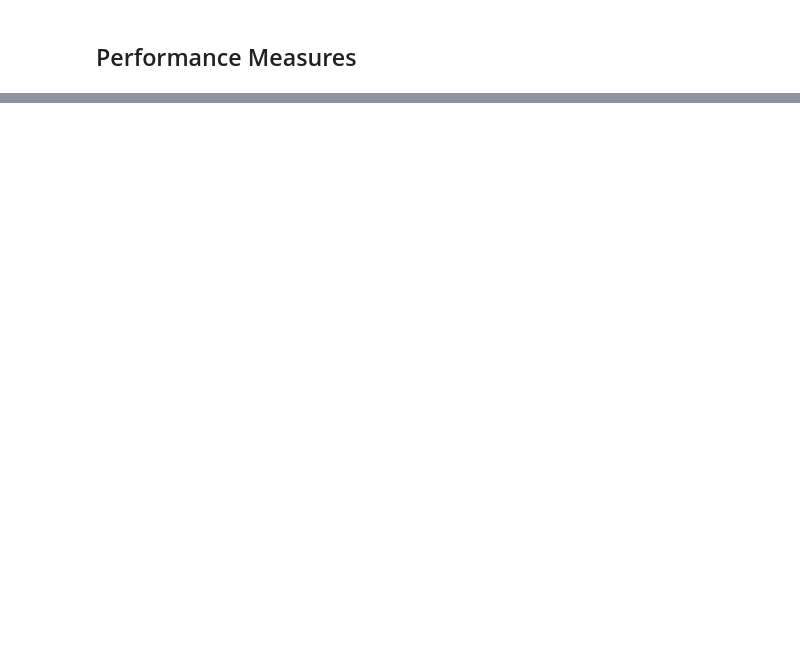
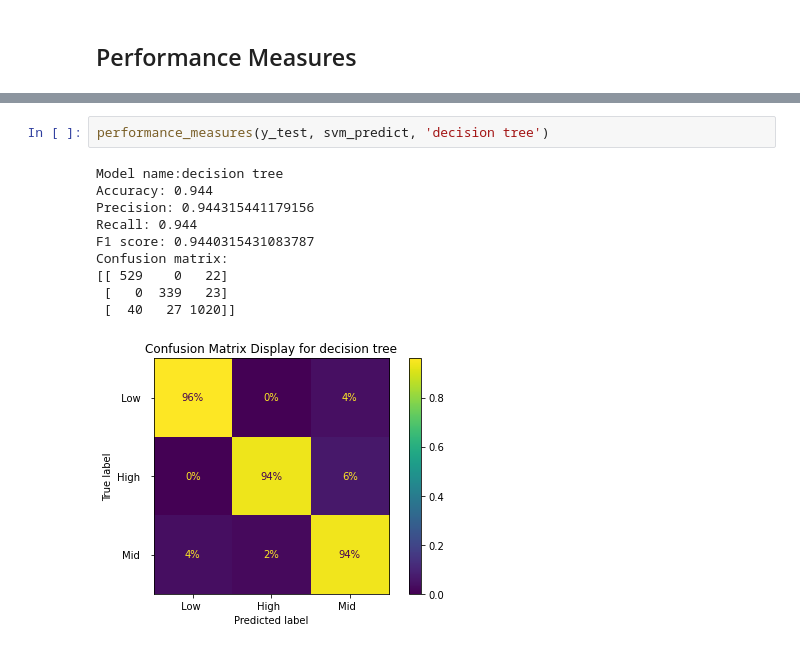
Before and after one commit to seanxuu/Machine-Learning-7126, a Jupyter notebook: assignment2.ipynb, the cells around one changed output, grey strips where cells are left out. Drawn from its saved outputs; the diff is of its cells as text; blank space fills up the shorter version.

```diff
--- a/assignment2.ipynb
+++ b/assignment2.ipynb
@@ -439,0 +264,13 @@ rnd_search.best_params_
+# %%
+performance_measures(y_test, svm_predict, 'decision tree')
+# %% [output]
+Model name:decision tree
+Accuracy: 0.944
+Precision: 0.944315441179156
+Recall: 0.944
+F1 score: 0.9440315431083787
+Confusion matrix:
+[[ 529    0   22]
+ [   0  339   23]
+ [  40   27 1020]]
+[figure, added]
```
Also changed, not shown: parts of 36 cells of this notebook, 16 other files.
